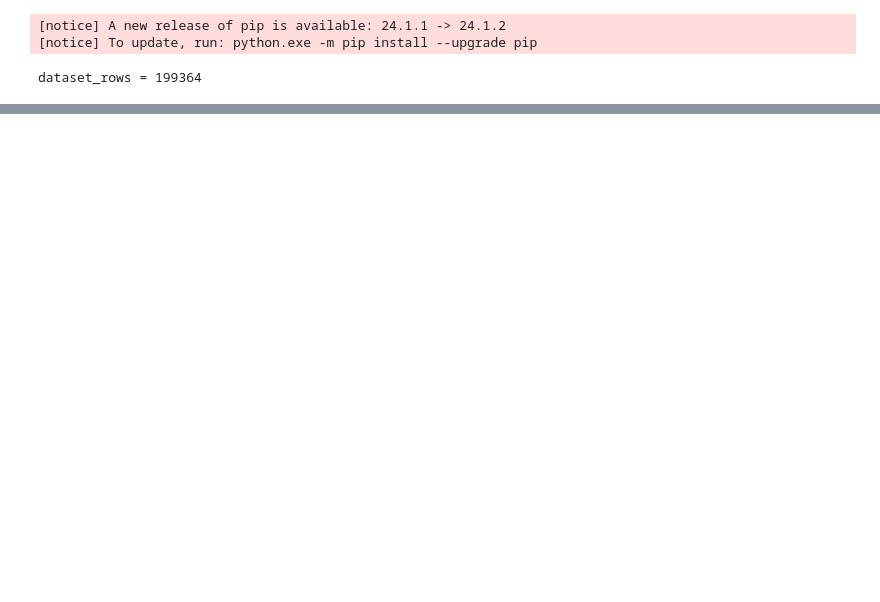
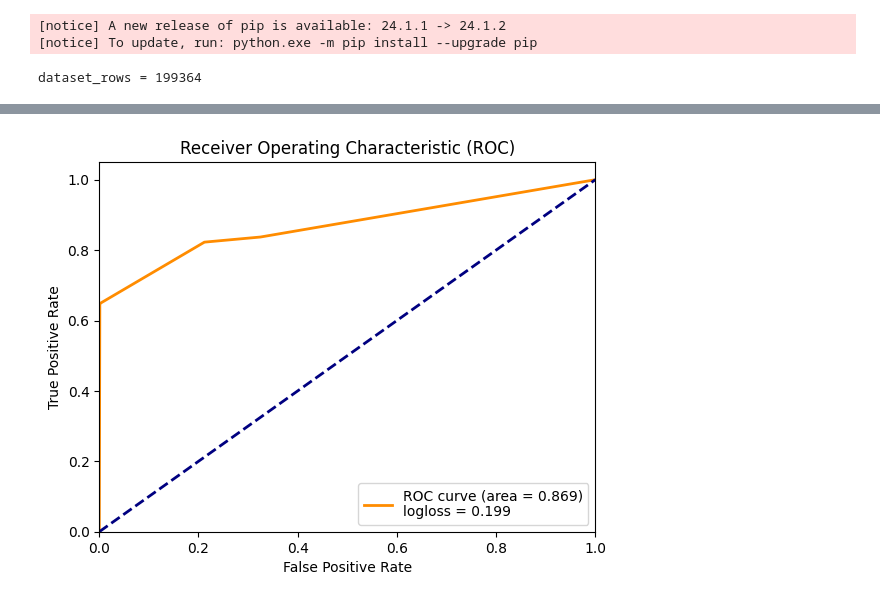
Before and after one commit to kevvvch/machine_learning_proy, a Jupyter notebook: script_creditcard/5-algorithmlevel_test.ipynb, the cells around one changed output, grey strips where cells are left out. Cells and saved outputs as stored; diff of their text form; code cells hidden in the pictures; blank space fills up the shorter version.

```diff
--- a/script_creditcard/5-algorithmlevel_test.ipynb
+++ b/script_creditcard/5-algorithmlevel_test.ipynb
@@ -204,0 +225,42 @@ AUC-ROC: 0.95
+# %%
+N_ESTIMATORS = 5
+MAX_DEPTH = 15
+CLASS_WEIGHT = 1
+
+# Import Balanced CSV
+dataset = pd.read_csv(PATH_DATASET_BASE+PATH_OUTPUT+CSV_DATASET_TRAIN_TRANSFORMED)
+
+X_train = dataset.drop(FEATURE_TARGET, axis=1)
+y_train = dataset[FEATURE_TARGET]
+
+
+class_weights = {0: 1, 1: CLASS_WEIGHT}
+sample_weight = np.array([class_weights[cls] for cls in y_train])
+
+base_model = DecisionTreeClassifier(max_depth=MAX_DEPTH)
+model = AdaBoostClassifier(estimator=base_model, n_estimators=N_ESTIMATORS, random_state=RANDOM_SEED)
+model.fit(X_train, y_train, sample_weight=sample_weight)
+
+
+
+
+
+y_pred_proba = model.predict_proba(X_test)[:, 1]
+
+logloss = log_loss(y_test, y_pred_proba)
+print(f"Log Loss: {logloss:.3f}")
+
+roc_auc = roc_auc_score(y_test, y_pred_proba)
+fpr, tpr, thresholds = roc_curve(y_test, y_pred_proba)
+print(f"AUC-ROC: {roc_auc:.3f}")
+plt.figure()
+plt.plot(fpr, tpr, color='darkorange', lw=2, label=f'ROC curve (area = {roc_auc:.3f})\nlogloss = {logloss:.3f}')
+plt.plot([0, 1], [0, 1], color='navy', lw=2, linestyle='--')
+plt.xlim([0.0, 1.0])
+plt.ylim([0.0, 1.05])
+plt.xlabel('False Positive Rate')
+plt.ylabel('True Positive Rate')
+plt.title('Receiver Operating Characteristic (ROC)')
+plt.legend(loc="lower right")
+plt.show()
+# %% [output]
@@ -204,0 +269 @@ AUC-ROC: 0.95
+[figure, added]
```
Also changed, not shown: parts of 22 cells of this notebook, 5 other files.
